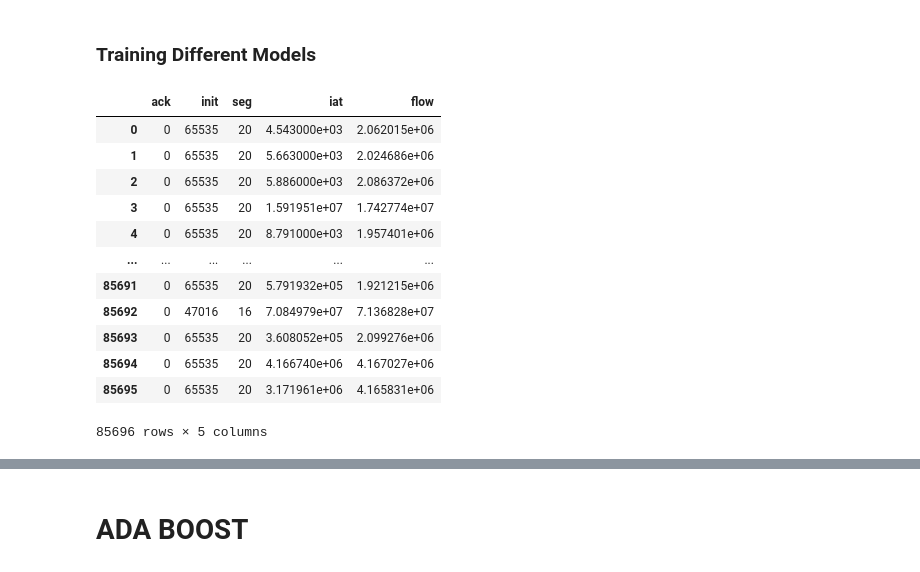
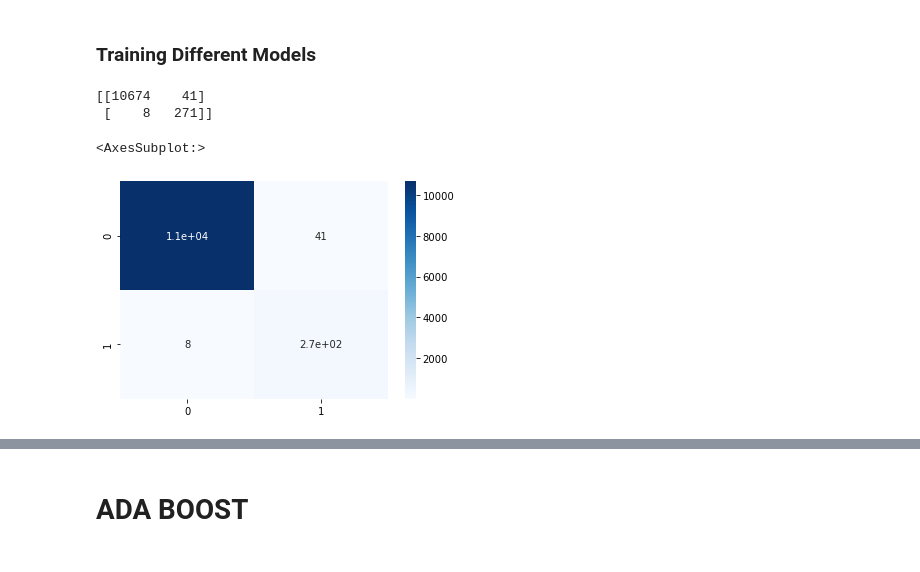
Before and after one commit to NielParekh/Detection-of-DDoS-attacks-on-Android-devices, a Jupyter notebook: custom_dataset_models.ipynb, the cells around one changed output, grey strips where cells are left out. Saved outputs shown, nothing was run; the diff lists cells and outputs as text; code cells hidden in the pictures.

```diff
--- a/custom_dataset_models.ipynb
+++ b/custom_dataset_models.ipynb
@@ -511,22 +452,17 @@ x_train
 xgb = XGBClassifier(scale_pos_weight=1)
 xgb_clf = xgb.fit(x_train,y_train)
 predictions_xgb = xgb_clf.predict(x_test)
-# %%
-x_train
-# %% [output]
-|  | ack | init | seg | iat | flow |
-| 0 | 0 | 65535 | 20 | 4.543000e+03 | 2.062015e+06 |
-| 1 | 0 | 65535 | 20 | 5.663000e+03 | 2.024686e+06 |
-| 2 | 0 | 65535 | 20 | 5.886000e+03 | 2.086372e+06 |
-| 3 | 0 | 65535 | 20 | 1.591951e+07 | 1.742774e+07 |
-| 4 | 0 | 65535 | 20 | 8.791000e+03 | 1.957401e+06 |
-| ... | ... | ... | ... | ... | ... |
-| 85691 | 0 | 65535 | 20 | 5.791932e+05 | 1.921215e+06 |
-| 85692 | 0 | 47016 | 16 | 7.084979e+07 | 7.136828e+07 |
-| 85693 | 0 | 65535 | 20 | 3.608052e+05 | 2.099276e+06 |
-| 85694 | 0 | 65535 | 20 | 4.166740e+06 | 4.167027e+06 |
-| 85695 | 0 | 65535 | 20 | 3.171961e+06 | 4.165831e+06 |
-85696 rows × 5 columns
+# %%
+cf_matrix_xgb = confusion_matrix(y_test, predictions_xgb)
+print(cf_matrix_xgb)
+# %% [output]
+[[10674    41]
+ [    8   271]]
+# %%
+sns.heatmap(cf_matrix_xgb, annot=True,cmap='Blues')
+# %% [output]
+<AxesSubplot:>
+[figure, added]
 # %%
 from sklearn.metrics import classification_report
 print(classification_report(y_test,predictions_xgb))
```
Also changed, not shown: parts of 43 cells of this notebook.
